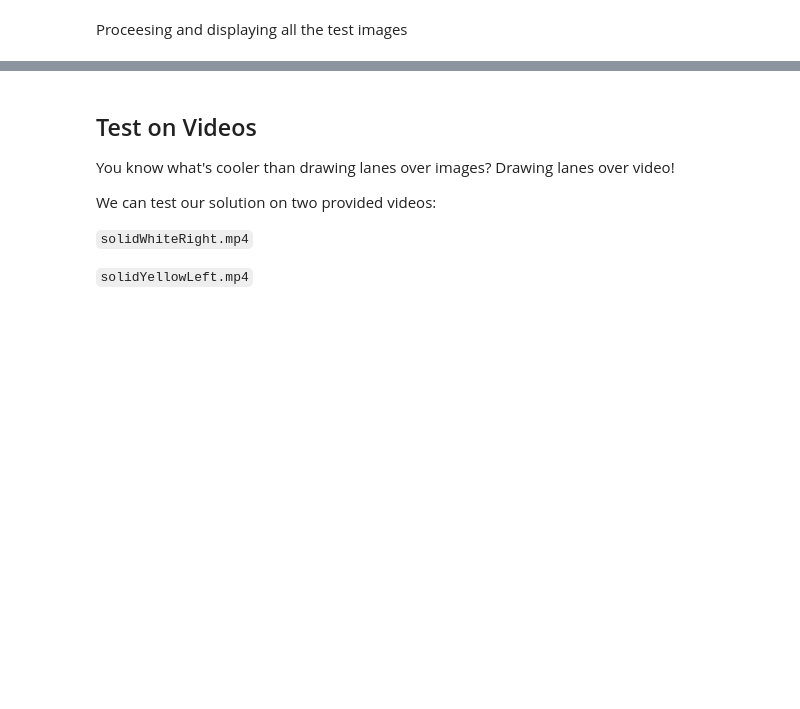
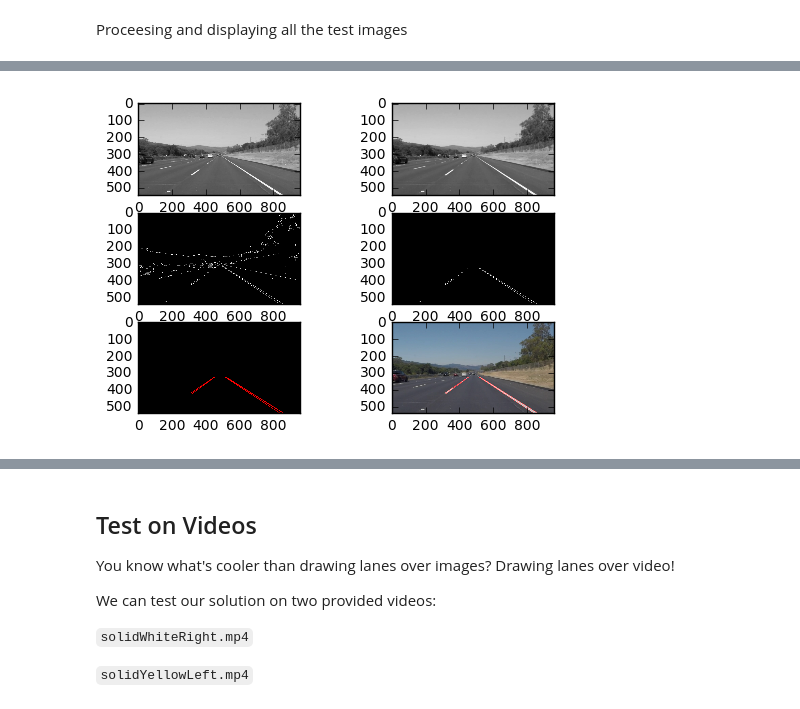
Before and after one commit to sumanth-nirmal/LaneLinesDetector, a Jupyter notebook: P1.ipynb, the cells around one changed output, grey strips where cells are left out. Cells and saved outputs as stored; diff of their text form; code cells hidden in the pictures; blank space fills up the shorter version.

```diff
--- a/P1.ipynb
+++ b/P1.ipynb
@@ -243,0 +249,4 @@ x=find_lines(test_images[0])
+# %%
+x=find_lines(test_images[2])
+# %% [output]
+[figure, added]
```
Also changed, not shown: parts of 9 cells of this notebook, 1 other file.
